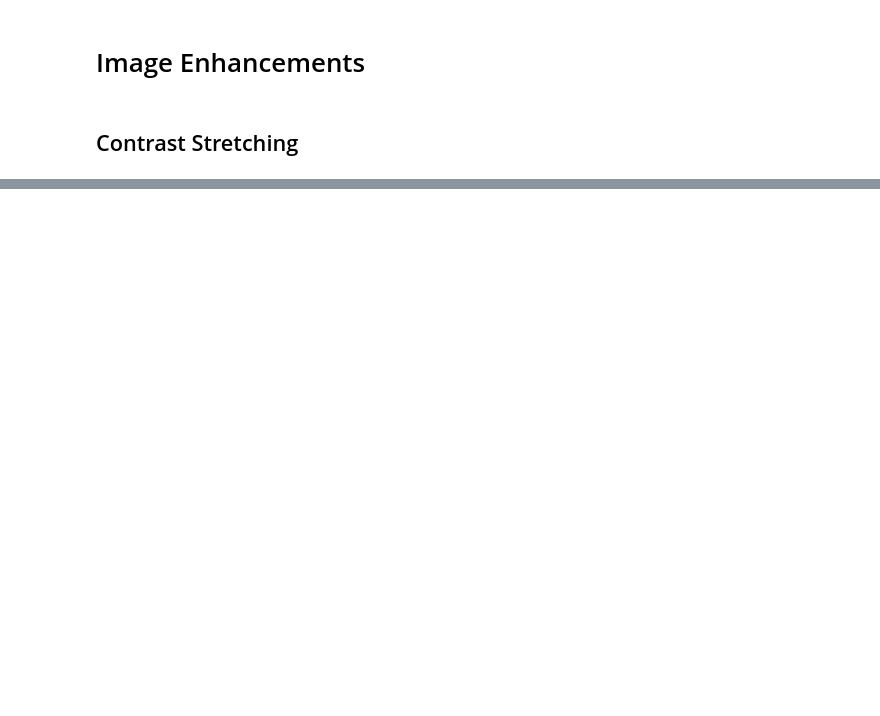
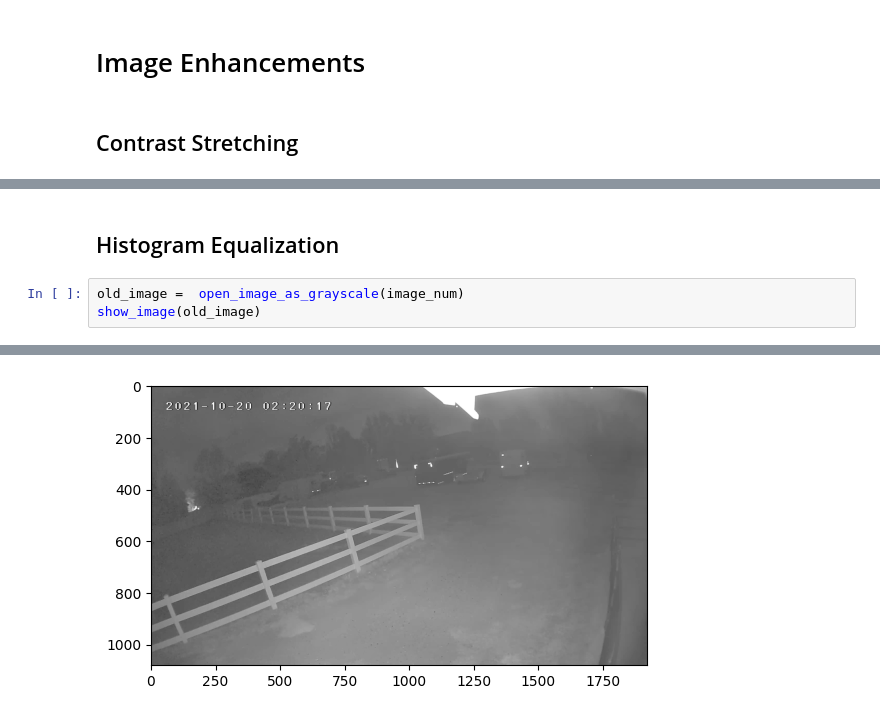
Before and after one commit to aboueleyes/cv-assignment, a Jupyter notebook: main.ipynb, the cells around one changed output, grey strips where cells are left out. Drawn from its saved outputs; the diff is of its cells as text; blank space fills up the shorter version.

```diff
--- a/main.ipynb
+++ b/main.ipynb
@@ -61,0 +90,6 @@ show_image(new_image)
+# %% [markdown]
+## Histogram Equalization
+# %%
+old_image =  open_image_as_grayscale(image_num)
+show_image(old_image)
+# %% [output]
@@ -61,0 +98 @@ show_image(new_image)
+[figure, added]
```
Also changed, not shown: parts of 16 cells of this notebook, 3 other files.
